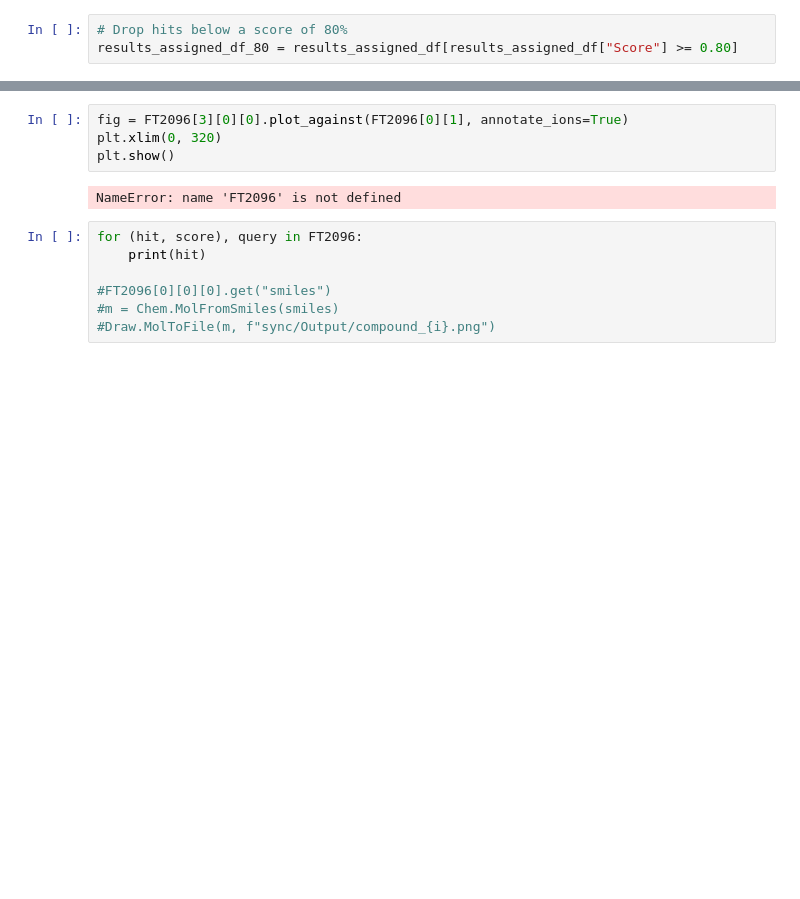
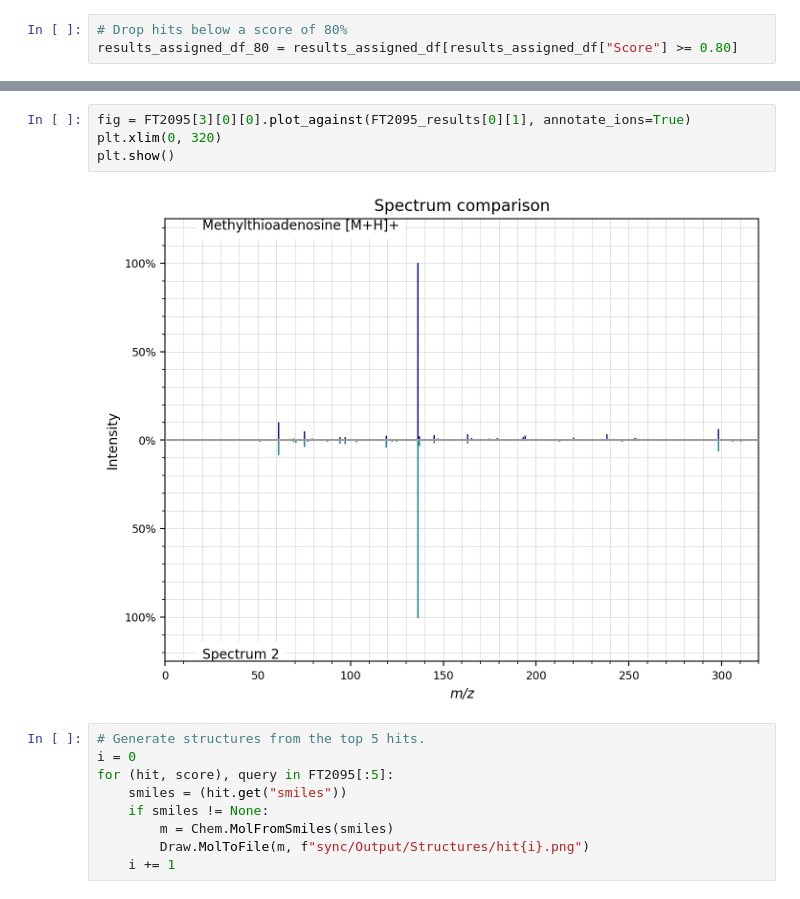
Before and after one commit to jonathan-hunter/Metabolomics-Pipeline, a Jupyter notebook: Docker/sync/metabolomics.ipynb, the cells around one changed output, grey strips where cells are left out. Drawn from its saved outputs; the diff is of its cells as text; blank space fills up the shorter version.

```diff
--- a/Docker/sync/metabolomics.ipynb
+++ b/Docker/sync/metabolomics.ipynb
@@ -1241,13 +1238,15 @@ MS2 RT: 329.738512463555
 # %%
-fig = FT2096[3][0][0].plot_against(FT2096[0][1], annotate_ions=True)
+fig = FT2095[3][0][0].plot_against(FT2095_results[0][1], annotate_ions=True)
 plt.xlim(0, 320)
 plt.show()
 # %% [output]
-NameError: name 'FT2096' is not defined
+[figure, added]
 # %%
-for (hit, score), query in FT2096:
-    print(hit)
-
-#FT2096[0][0][0].get("smiles")
-#m = Chem.MolFromSmiles(smiles)
-#Draw.MolToFile(m, f"sync/Output/compound_{i}.png")
+# Generate structures from the top 5 hits.
+i = 0
+for (hit, score), query in FT2095[:5]:
+    smiles = (hit.get("smiles"))
+    if smiles != None:
+        m = Chem.MolFromSmiles(smiles)
+        Draw.MolToFile(m, f"sync/Output/Structures/hit{i}.png")
+    i += 1
```
Also changed, not shown: parts of 11 cells of this notebook.
